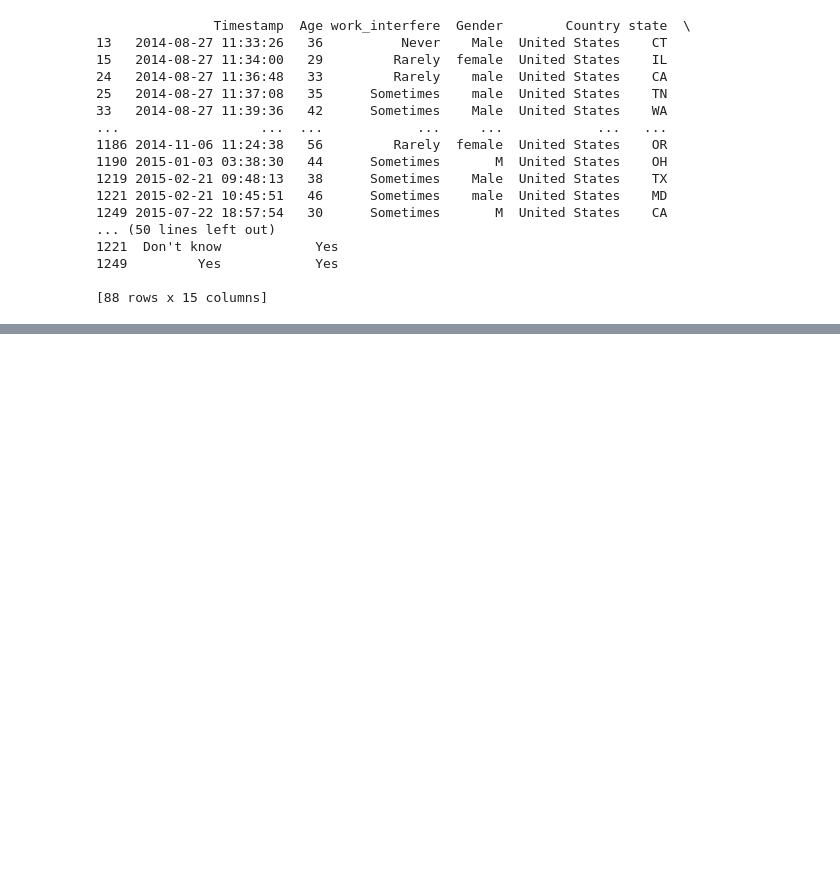
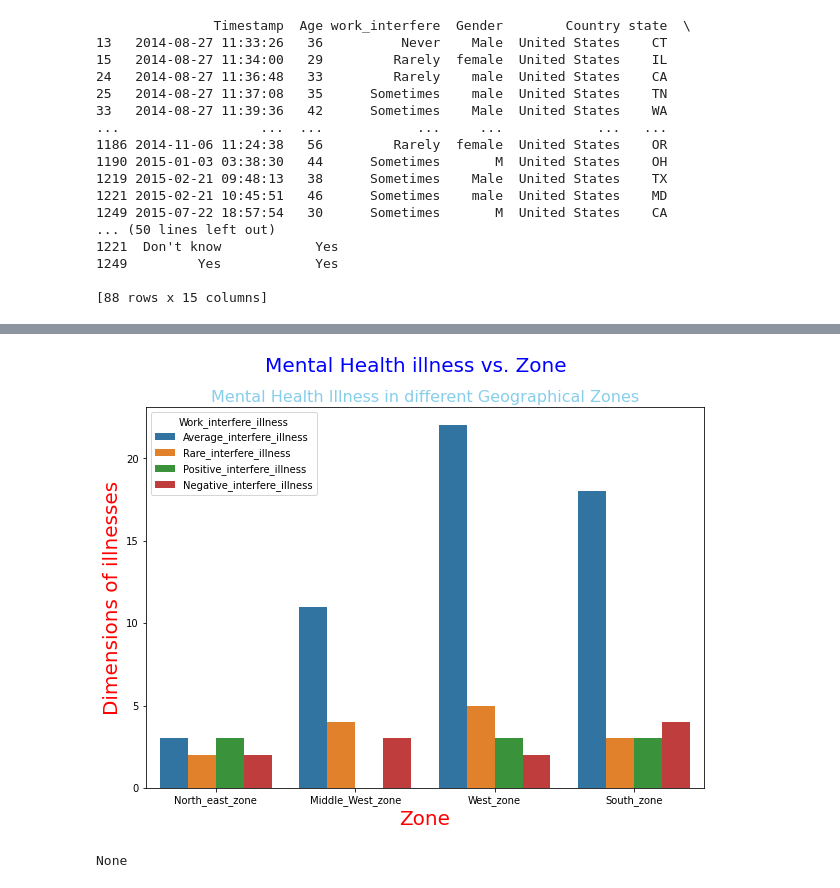
Before and after one commit to Swatipal786/Assignment-4-DATA-Swati_Pal_100845961, a Jupyter notebook: Assignment #4 - Final Assignment_1202-01_DATA_Swati_Pal_100845961.ipynb, the cells around one changed output, grey strips where cells are left out. Drawn from its saved outputs; the diff is of its cells as text; code cells hidden in the pictures; blank space fills up the shorter version.

```diff
--- a/Assignment #4 - Final Assignment_1202-01_DATA_Swati_Pal_100845961.ipynb
+++ b/Assignment #4 - Final Assignment_1202-01_DATA_Swati_Pal_100845961.ipynb
@@ -194,0 +233,17 @@ plt.show()
+# %%
+#Before Removing NAN value
+# Now, to find our mental health illness and attitude vary by geographic location. we need to set variable into new name fro better ploting and understanding of graph.
+
+# Convert the mental_health_consequence responses into a new variable,
+
+# Make a copy of the column to preserve the original data. Work with the new column going forward.
+df['Attitudes'] = df['mental_health_consequence']
+
+# Assign each type of response to one of two categories
+Average_Attitude = ['Maybe']
+Positive_Attitude = ["No"]
+Negative_Attitude = ["Yes"]
+
+df2['Attitudes'] = df2['Attitudes'].apply(lambda x:"Average_Attitude" if x in Average_Attitude else x)
+df2['Attitudes'] = df2['Attitudes'].apply(lambda x:"Positive_Attitude" if x in Positive_Attitude else x)
+df2['Attitudes'] = df2['Attitudes'].apply(lambda x:"Negative_Attitude" if x in Negative_Attitude else x)
@@ -194,0 +269,30 @@ plt.show()
+# %%
+#Dividing Countries and States into region/zone, to visualise data more effectively and efficiently.
+
+
+df2['Zone'] = df['state']
+
+# Dividing different statesaccording to different zones and regions.
+
+West_zone = ["WA", "OR", "CA", "NV", "ID", "MT", "WY", "UT", "AZ", "NM", "CO"]
+Middle_West_zone = ["ND", "SD", "NE", "KS", "MN", "IA", "MO", "WI", "IL", "IN", "OH", "MI"]
+North_east_zone = ["ME",  "NH", "VT", "MA", "CT", "RI", "NY", "PA", "NJ"]
+South_zone = ["MD", "DE", "DC", "WV",  "VA", "NC","SC", "GA", "FL", "KY", "TN", "AL", "MS", "AR", "LA", "OK", "TX"]
+
+df2['Zone'] = df2['Zone'].apply(lambda x:"West_zone" if x in West_zone else x)
+df2['Zone'] = df2['Zone'].apply(lambda x:"Middle_West_zone" if x in Middle_West_zone else x)
+df2['Zone'] = df2['Zone'].apply(lambda x:"North_east_zone" if x in North_east_zone else x)
+df2['Zone'] = df2['Zone'].apply(lambda x:"South_zone" if x in South_zone else x)
+# %%
+# Display the relationship between "mental_health_consequence" that is attitudes and "Zone"
+
+plt.figure(figsize=(10,7))
+sns.countplot(x="Zone", hue="Work_interfere_illness", hue_order = ["Average_interfere_illness", "Rare_interfere_illness", "Positive_interfere_illness","Negative_interfere_illness"], data=df2)
+plt.suptitle("Mental Health illness vs. Zone", fontsize=20, color ='blue')
+plt.title("Mental Health Illness in different Geographical Zones", fontsize=16, color= 'skyblue')
+plt.xlabel("Zone",fontsize=20, color='red')
+plt.ylabel("Dimensions of illnesses",fontsize=20, color='red')
+print(plt.show())
+# %% [output]
+[figure, added]
+None
```
Also changed, not shown: parts of 8 cells of this notebook.
